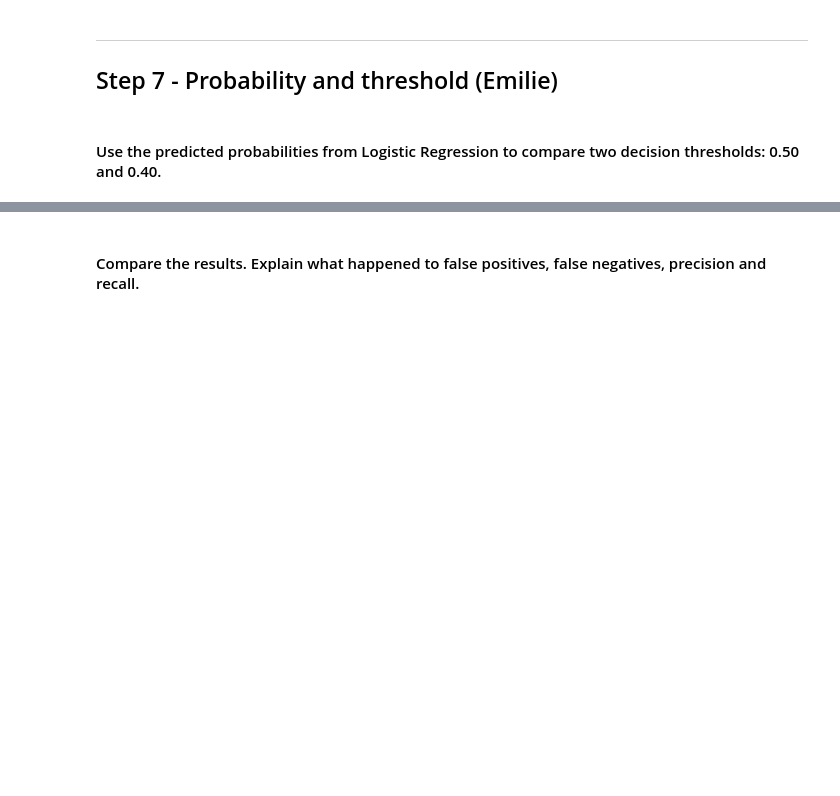
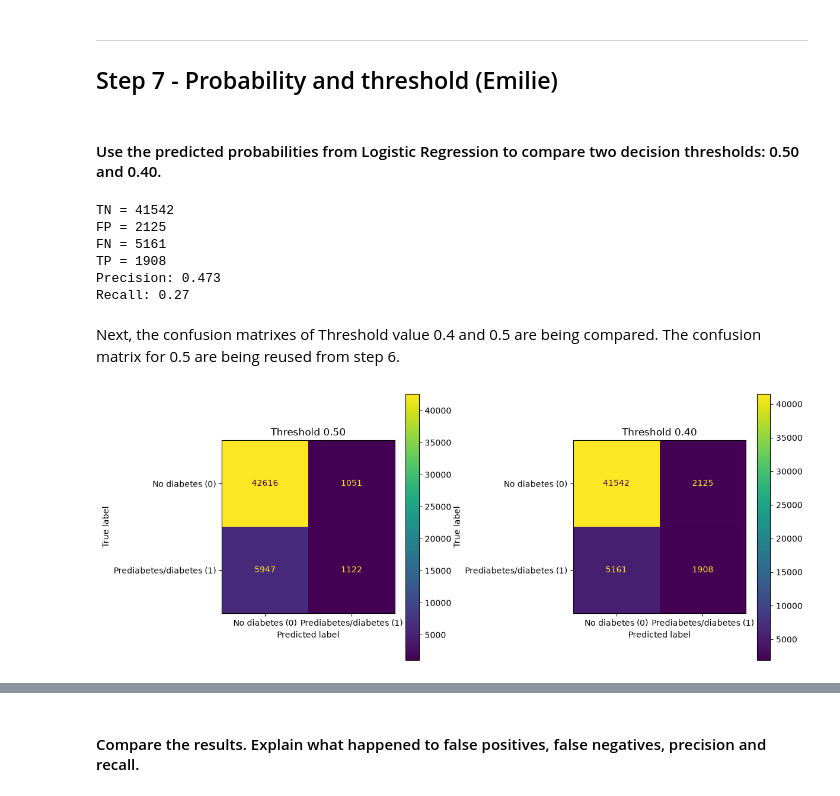
Before and after one commit to J-0-S-E/IE500618-Assignment-2, a Jupyter notebook: assignment2.ipynb, the cells around one changed output, grey strips where cells are left out. Saved outputs shown, nothing was run; the diff lists cells and outputs as text; code cells hidden in the pictures; blank space fills up the shorter version.

Commit message:
step 7 finito

```diff
--- a/assignment2.ipynb
+++ b/assignment2.ipynb
@@ -481,5 +481,43 @@ Therefore, a missed case (FN) is usually seen as the more serious mistake, and o
 ## Step 7 - Probability and threshold (Emilie)
 # %% [markdown]
 #### Use the predicted probabilities from Logistic Regression to compare two decision thresholds: 0.50 and 0.40.
+# %%
+y_pred_040 = (y_probability >= 0.40).astype(int)
+
+cm_040 = confusion_matrix(y_test, y_pred_040)
+tn_040, fp_040, fn_040, tp_040 = cm_040.ravel()
+
+precision_040 = precision_score(y_test, y_pred_040)
+recall_040 = recall_score(y_test, y_pred_040)
+
+print("TN =", tn_040)
+print("FP =", fp_040)
+print("FN =", fn_040)
+print("TP =", tp_040)
+print("Precision:", round(precision_040, 3))
+print("Recall:", round(recall_040, 3))
+# %% [output]
+TN = 41542
+FP = 2125
+FN = 5161
+TP = 1908
+Precision: 0.473
+Recall: 0.27
+# %% [markdown]
+Next, the confusion matrixes of Threshold value 0.4 and 0.5 are being compared. The confusion matrix for 0.5 are being reused from step 6.
+# %%
+fig, axes = plt.subplots(1, 2, figsize=(12, 5))
+labels = ["No diabetes (0)", "Prediabetes/diabetes (1)"]
+
+ConfusionMatrixDisplay(cm, display_labels=labels).plot(ax=axes[0])
+axes[0].set_title("Threshold 0.50")
+
+ConfusionMatrixDisplay(cm_040, display_labels=labels).plot(ax=axes[1])
+axes[1].set_title("Threshold 0.40")
+
+plt.tight_layout()
+plt.show()
+# %% [output]
+[figure, added]
 # %% [markdown]
 #### For each threshold, calculate the confusion matrix, precision and recall.
```
Also changed, not shown: parts of 2 cells of this notebook.
